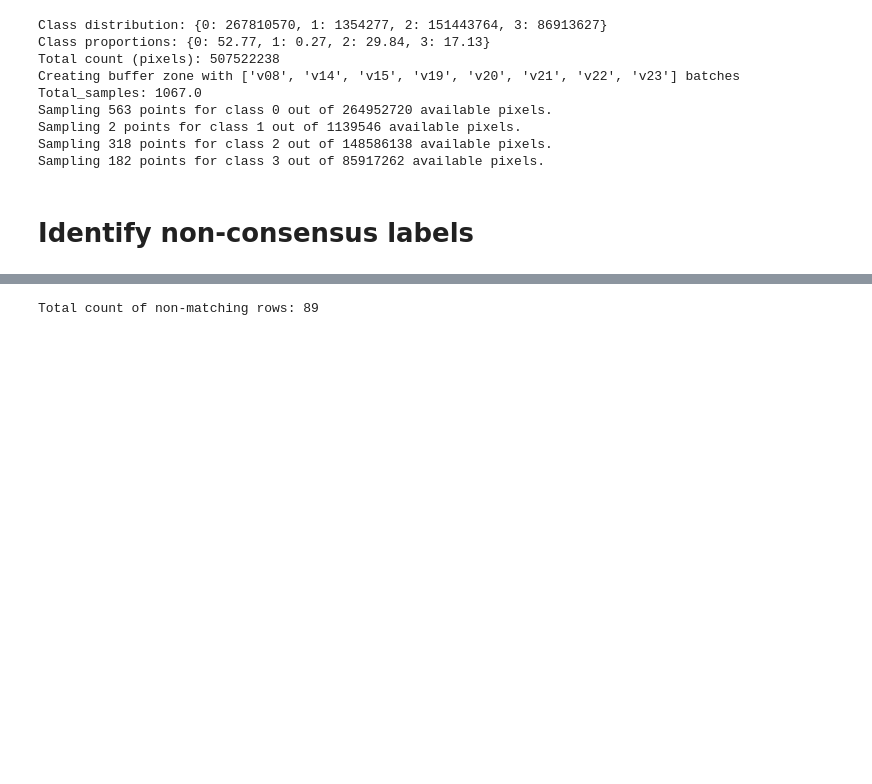
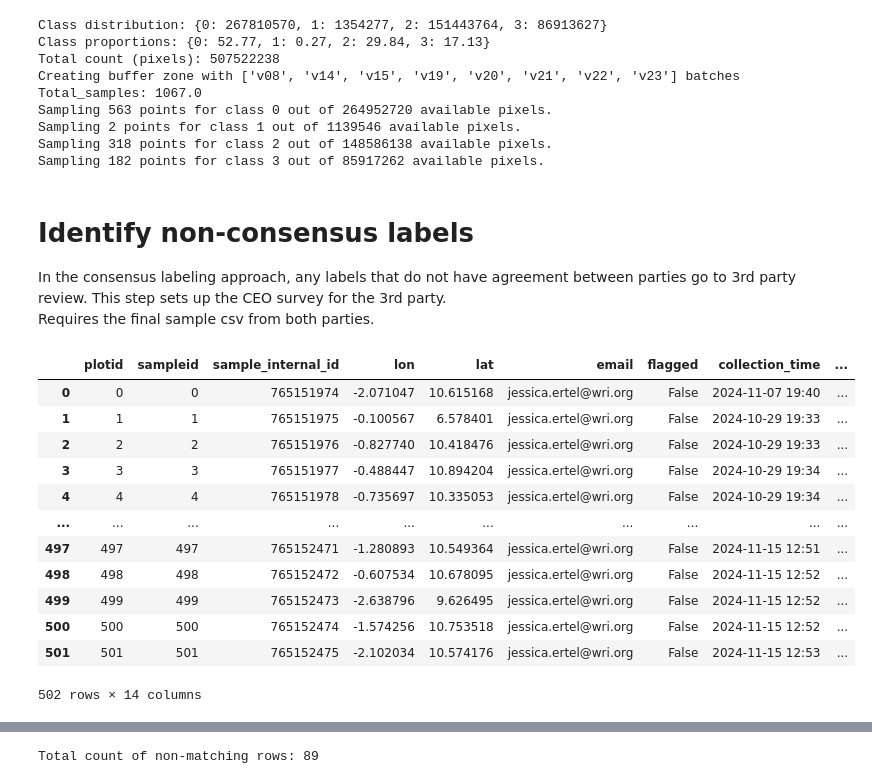
Before and after one commit to wri/plantation_classifier, a Jupyter notebook: notebooks/modeling/validation.ipynb, the cells around one changed output, grey strips where cells are left out. Drawn from its saved outputs; the diff is of its cells as text; code cells hidden in the pictures; blank space fills up the shorter version.

Commit message:
define process for non-consensus csv

```diff
--- a/notebooks/modeling/validation.ipynb
+++ b/notebooks/modeling/validation.ipynb
@@ -52,9 +49,27 @@ Sampling 318 points for class 2 out of 148586138 available pixels.
 Sampling 182 points for class 3 out of 85917262 available pixels.
 # %% [markdown]
 # Identify non-consensus labels
+In the consensus labeling approach, any labels that do not have agreement between parties go to 3rd party review. This step sets up the CEO survey for the 3rd party.
+Requires the final sample csv from both parties.
 # %%
 john = pd.read_csv('../../data/validation/ceo-plantations-validation-john-sample-data-2024-11-27.csv')
 jess = pd.read_csv('../../data/validation/ceo-plantations-validation-jessica-sample-data-2024-11-27.csv')
 count = 502
 john = john.iloc[0:count]
 jess = jess.iloc[0:count]
+# %%
+jess
+# %% [output]
+|  | plotid | sampleid | sample_internal_id | lon | lat | email | flagged | collection_time | ... |
+| 0 | 0 | 0 | 765151974 | -2.071047 | 10.615168 | jessica.ertel@wri.org | False | 2024-11-07 19:40 | ... |
+| 1 | 1 | 1 | 765151975 | -0.100567 | 6.578401 | jessica.ertel@wri.org | False | 2024-10-29 19:33 | ... |
+| 2 | 2 | 2 | 765151976 | -0.827740 | 10.418476 | jessica.ertel@wri.org | False | 2024-10-29 19:33 | ... |
+| 3 | 3 | 3 | 765151977 | -0.488447 | 10.894204 | jessica.ertel@wri.org | False | 2024-10-29 19:34 | ... |
+| 4 | 4 | 4 | 765151978 | -0.735697 | 10.335053 | jessica.ertel@wri.org | False | 2024-10-29 19:34 | ... |
+| ... | ... | ... | ... | ... | ... | ... | ... | ... | ... |
+| 497 | 497 | 497 | 765152471 | -1.280893 | 10.549364 | jessica.ertel@wri.org | False | 2024-11-15 12:51 | ... |
+| 498 | 498 | 498 | 765152472 | -0.607534 | 10.678095 | jessica.ertel@wri.org | False | 2024-11-15 12:52 | ... |
+| 499 | 499 | 499 | 765152473 | -2.638796 | 9.626495 | jessica.ertel@wri.org | False | 2024-11-15 12:52 | ... |
+| 500 | 500 | 500 | 765152474 | -1.574256 | 10.753518 | jessica.ertel@wri.org | False | 2024-11-15 12:52 | ... |
+| 501 | 501 | 501 | 765152475 | -2.102034 | 10.574176 | jessica.ertel@wri.org | False | 2024-11-15 12:53 | ... |
+502 rows × 14 columns
```
Also changed, not shown: parts of 6 cells of this notebook.
